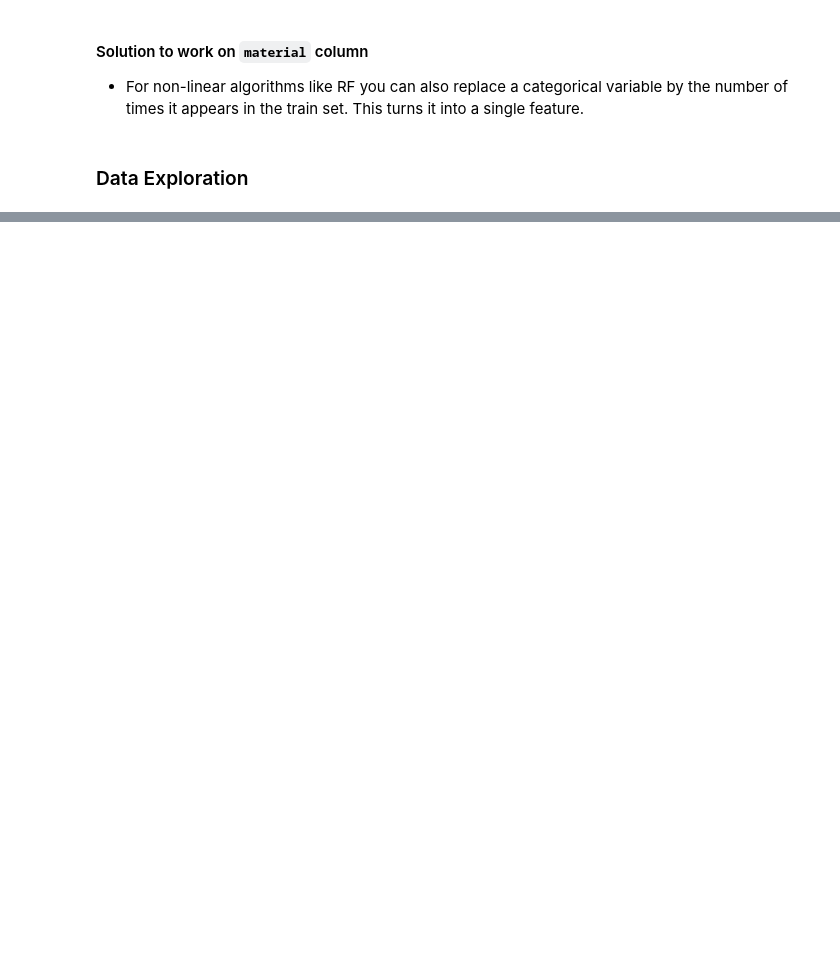
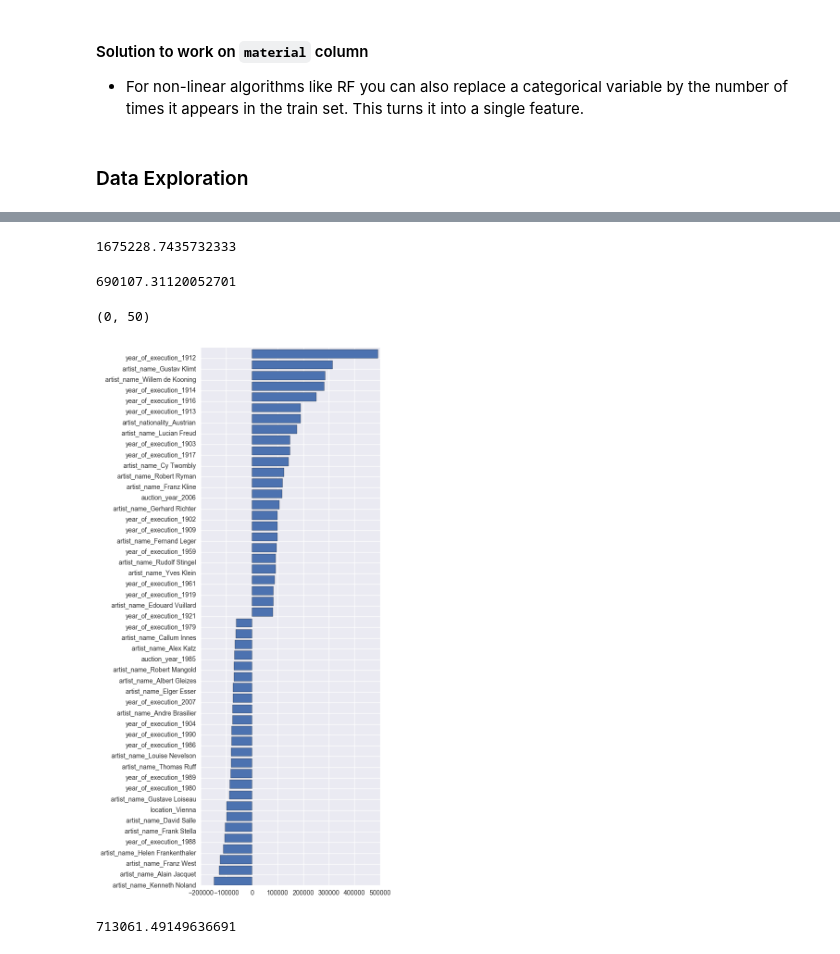
Before and after one commit to zangcc0474/Arthena, a Jupyter notebook: OA.ipynb, the cells around one changed output, grey strips where cells are left out. Saved outputs shown, nothing was run; the diff lists cells and outputs as text; code cells hidden in the pictures; blank space fills up the shorter version.

```diff
--- a/OA.ipynb
+++ b/OA.ipynb
@@ -198,0 +203,7 @@ data_train_dummies = pd.get_dummies(data_train_imputation)
+# %%
+from sklearn.linear_model import LinearRegression
+from sklearn.metrics import mean_squared_error
+# Initialize the model class.
+model = LinearRegression()
+# Fit the model to the training data.
+model.fit(data_train_dummies, price_train)
@@ -210,0 +224,46 @@ currently extract(expand=None) means expand=False (return Index/Series/DataFrame
+# %%
+# Generate our predictions for the test set.
+predictions = rf.predict(data_test_dummies)
+
+# Compute error between our test predictions and the actual values.
+np.sqrt(mean_squared_error(predictions, price_test))
+# %% [output]
+1675228.7435732333
+# %%
+from sklearn.linear_model import RidgeCV
+rf = RidgeCV(alphas=np.logspace(-3, 3, 7)).fit(
+    data_train_dummies, price_train)
+# %%
+# Generate our predictions for the test set.
+predictions = rf.predict(data_test_dummies)
+
+# Compute error between our test predictions and the actual values.
+np.sqrt(mean_squared_error(predictions, price_test))
+# %% [output]
+690107.31120052701
+# %%
+from sklearn.preprocessing import PolynomialFeatures
+from sklearn.feature_selection import VarianceThreshold, SelectPercentile
+from sklearn.pipeline import make_pipeline
+from sklearn.feature_selection import f_regression
+pipe = make_pipeline(SelectPercentile(score_func=f_regression, percentile=30), PolynomialFeatures(interaction_only=True), VarianceThreshold(),
+                     RidgeCV(alphas=np.logspace(-3, 3, 7)))
+# %%
+pipe.fit(data_train_dummies, price_train)
+# Generate our predictions for the test set.
+predictions = pipe.predict(data_test_dummies)
+
+# Compute error between our test predictions and the actual values.
+np.sqrt(mean_squared_error(predictions, price_test))
+# %%
+top_n = 50
+coef = rf.coef_
+inds = np.argsort(coef)
+inds = np.hstack([inds[:top_n // 2], inds[-top_n//2:]])
+plt.figure(figsize=(5, 15))
+plt.barh(np.arange(top_n), coef[inds])
+plt.yticks(np.arange(top_n), data_train_dummies.columns[inds])
+plt.ylim(0, top_n)
+# %% [output]
+(0, 50)
+[figure, added]
@@ -210,0 +274,8 @@ currently extract(expand=None) means expand=False (return Index/Series/DataFrame
+# %%
+# Generate our predictions for the test set.
+predictions = rf.predict(data_test_dummies)
+
+# Compute error between our test predictions and the actual values.
+np.sqrt(mean_squared_error(predictions, price_test))
+# %% [output]
+713061.49149636691
```
Also changed, not shown: parts of 35 cells of this notebook.
